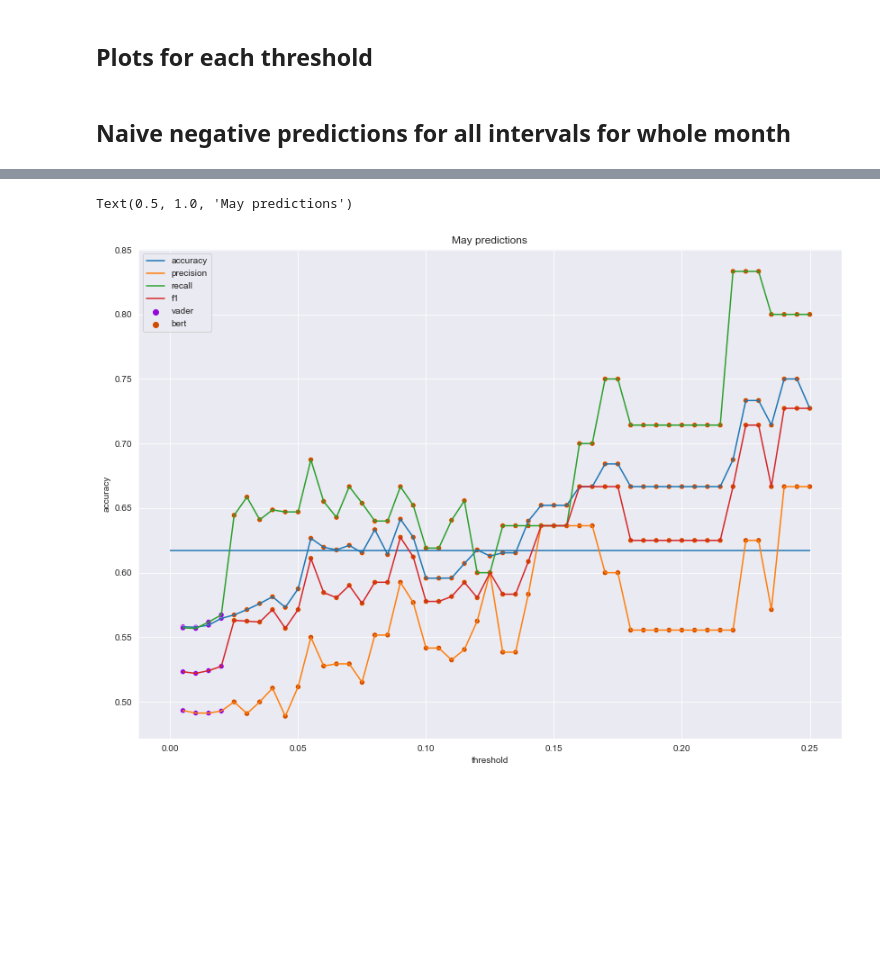
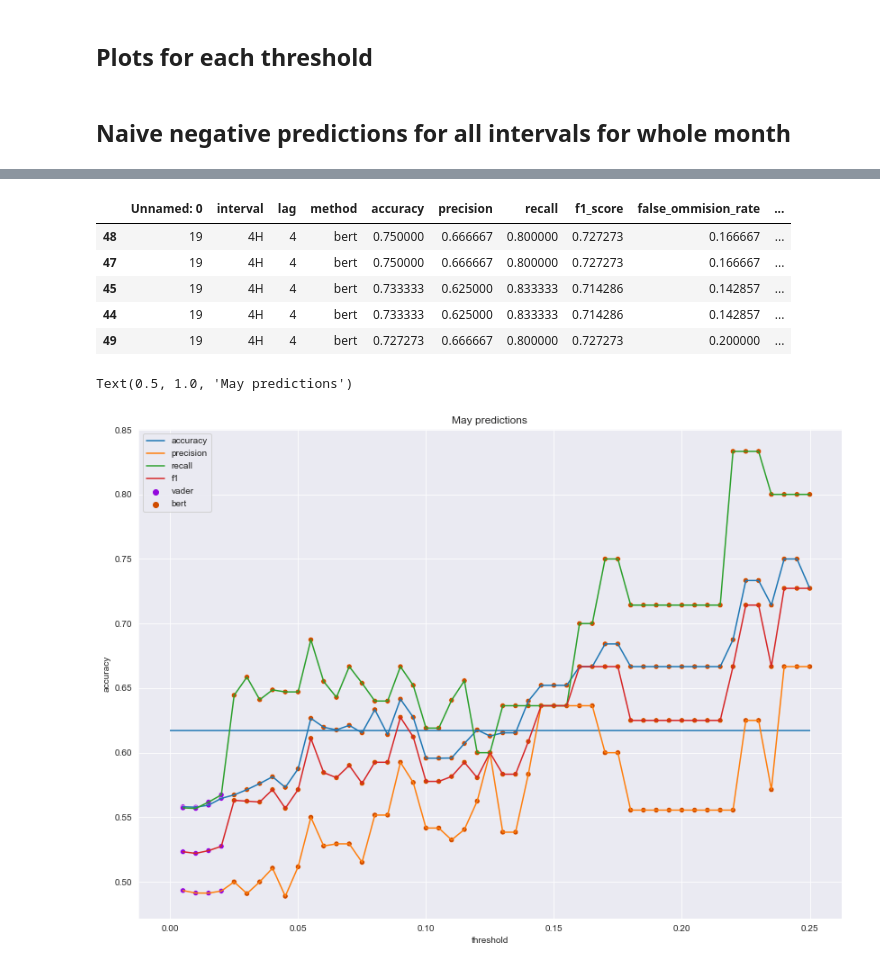
Before and after one commit to jzmujdzin/luna-nlp-paper, a Jupyter notebook: notebooks/threshold_analysis.ipynb, the cells around one changed output, grey strips where cells are left out. Saved outputs shown, nothing was run; the diff lists cells and outputs as text; code cells hidden in the pictures; blank space fills up the shorter version.

```diff
--- a/notebooks/threshold_analysis.ipynb
+++ b/notebooks/threshold_analysis.ipynb
@@ -143,3 +143,12 @@ naive_df.fillna(0)
+# %%
+best_preds_for_each_threshold.sort_values(by='accuracy', ascending=False).head(5)
+# %% [output]
+|  | Unnamed: 0 | interval | lag | method | accuracy | precision | recall | f1_score | false_ommision_rate | ... |
+| 48 | 19 | 4H | 4 | bert | 0.750000 | 0.666667 | 0.800000 | 0.727273 | 0.166667 | ... |
+| 47 | 19 | 4H | 4 | bert | 0.750000 | 0.666667 | 0.800000 | 0.727273 | 0.166667 | ... |
+| 45 | 19 | 4H | 4 | bert | 0.733333 | 0.625000 | 0.833333 | 0.714286 | 0.142857 | ... |
+| 44 | 19 | 4H | 4 | bert | 0.733333 | 0.625000 | 0.833333 | 0.714286 | 0.142857 | ... |
+| 49 | 19 | 4H | 4 | bert | 0.727273 | 0.666667 | 0.800000 | 0.727273 | 0.200000 | ... |
 # %%
 plt.figure(figsize=(14, 10))
 plt.plot(best_preds_for_each_threshold.threshold, best_preds_for_each_threshold.accuracy)
```
Also changed, not shown: parts of 5 cells of this notebook.
